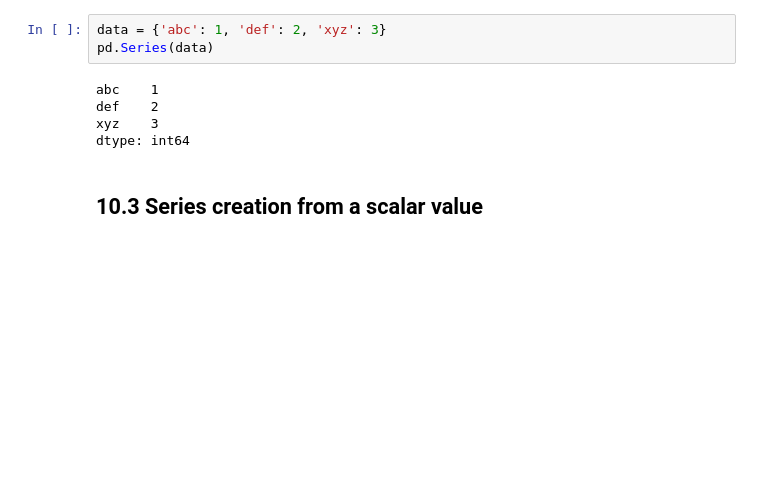
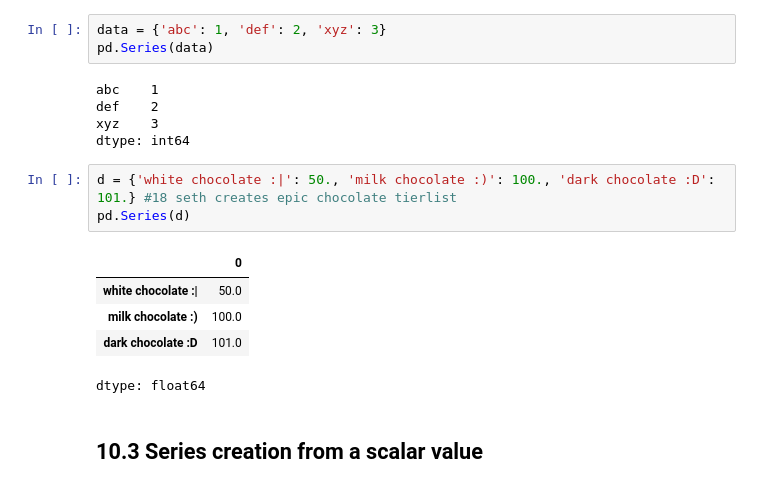
Before and after one commit to IAT-ExploringAI-2024/Week1---Intro-to-Python, a Jupyter notebook: Introduction_to_Python.ipynb, the cells around one changed output. Drawn from its saved outputs; the diff is of its cells as text; blank space fills up the shorter version.

```diff
--- a/Introduction_to_Python.ipynb
+++ b/Introduction_to_Python.ipynb
@@ -965,6 +1099,15 @@ abc    1
 def    2
 xyz    3
 dtype: int64
+# %%
+d = {'white chocolate :|': 50., 'milk chocolate :)': 100., 'dark chocolate :D': 101.} #18 seth creates epic chocolate tierlist
+pd.Series(d)
+# %% [output]
+|  | 0 |
+| white chocolate :| | 50.0 |
+| milk chocolate :) | 100.0 |
+| dark chocolate :D | 101.0 |
+dtype: float64
 # %% [markdown]
 ## 10.3 Series creation from a scalar value
 # %% [markdown]
```
Also changed, not shown: parts of 40 cells of this notebook.
